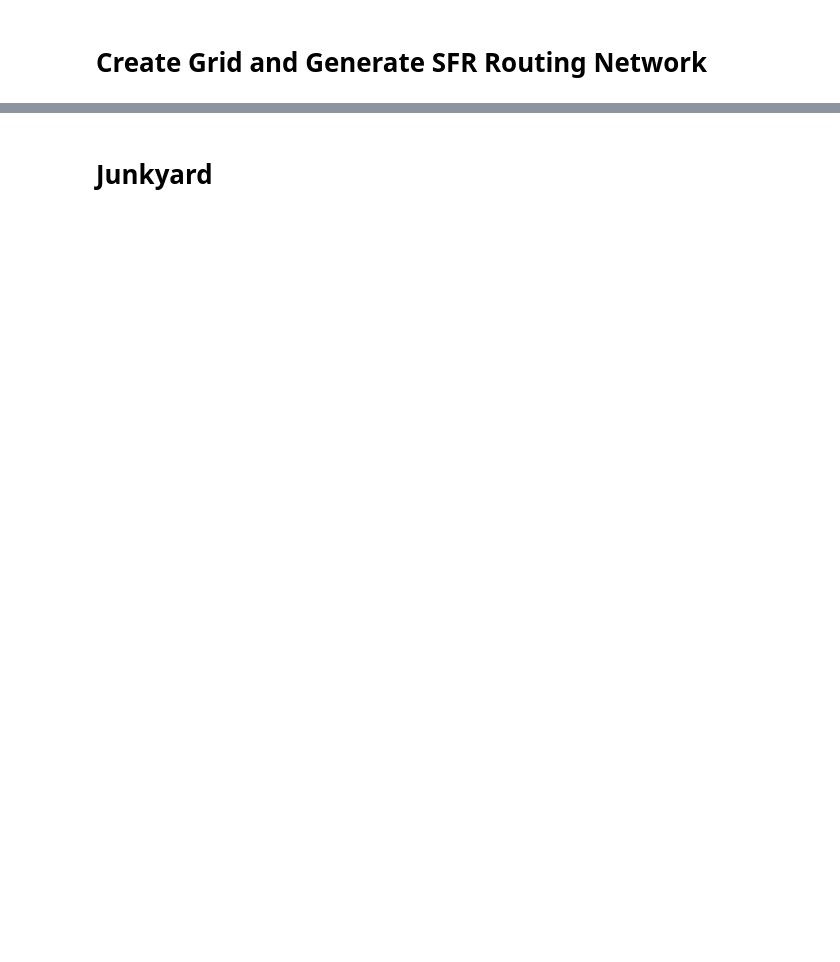
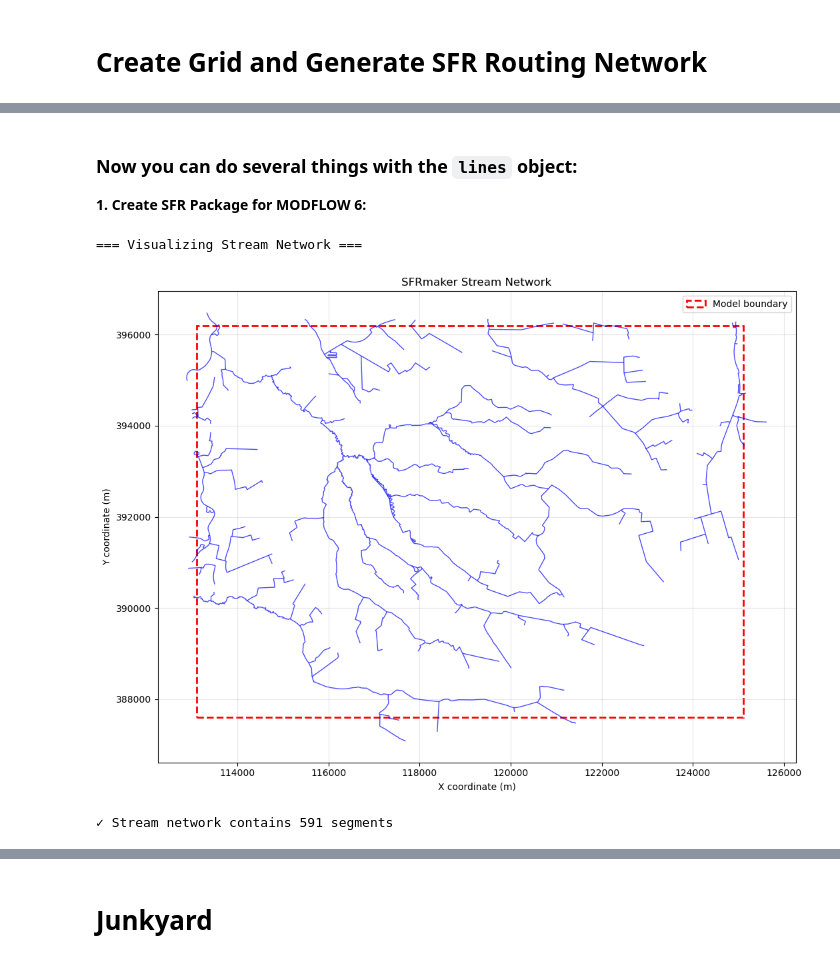
Before and after one commit to Ydrolog/WS_Mdl, a Jupyter notebook: code/Jupyter/PrP/SFRmaker/SFRmaker_NBr33.ipynb, the cells around one changed output, grey strips where cells are left out. Drawn from its saved outputs; the diff is of its cells as text; code cells hidden in the pictures; blank space fills up the shorter version.

Commit message:
SFRmaker #3: loaded .gpkg to Lines
Now we need to connect it to the Sim. Also improved custom character dictionary.

```diff
--- a/code/Jupyter/PrP/SFRmaker/SFRmaker_NBr33.ipynb
+++ b/code/Jupyter/PrP/SFRmaker/SFRmaker_NBr33.ipynb
@@ -412,0 +322,2 @@ ax.grid(True, alpha=0.3)
+# %%
+GDF.loc[GDF['CODE']=='OVK11551', ['DStr_code', 'DStr_ID']] = ['OVK03013', GDF.loc[GDF['CODE']=='OVK03013', 'OBJECTID'].values[0]]
@@ -419,11 +602,14 @@ GDF.columns
 # %%
-lines = sfr.Lines.from_dataframe(
-    GDF,
-    id_column='CODE',
-    routing_column='toid',                      # <- add this (see quick builder below)
-    width1_column='W', width2_column='W',
+lines = sfr.Lines.from_dataframe(df=GDF,
+    id_column='OBJECTID',
+    routing_column='DStr_ID',
+    width1_column='WS_BODEMBREEDTE_L', width2_column='WS_BODEMBREEDTE_L',
     up_elevation_column='WS_BH_BOVENSTROOMS_L',
     dn_elevation_column='WS_BH_BENEDENSTROOMS_L',
-    name_column='LEGGER_KENMERK',
-    geometry_column=GDF.geometry.name,
+    name_column='CODE',
+    attr_length_units='m',
+    attr_height_units='m',
+    crs=GDF.crs
+    #    shapefile=Pa_GPkg_1ry_SHP_SFR,
+
 )
@@ -429,0 +649,4 @@ lines = sfr.Lines.from_dataframe(
+# %% [markdown]
+### Now you can do several things with the `lines` object:
+
+**1. Create SFR Package for MODFLOW 6:**
@@ -429,0 +681,29 @@ lines = sfr.Lines.from_dataframe(
+# %%
+# 3. Visualize the stream network
+print("=== Visualizing Stream Network ===")
+fig, ax = plt.subplots(figsize=(12, 8))
+
+# Plot the stream network
+lines.df.plot(ax=ax, color='blue', linewidth=1, alpha=0.7)
+
+# Add model boundary
+from matplotlib.patches import Rectangle
+model_rect = Rectangle((Xmin, Ymin), Xmax-Xmin, Ymax-Ymin,
+                      linewidth=2, edgecolor='red', facecolor='none',
+                      linestyle='--', label='Model boundary')
+ax.add_patch(model_rect)
+
+ax.set_title('SFRmaker Stream Network')
+ax.set_xlabel('X coordinate (m)')
+ax.set_ylabel('Y coordinate (m)')
+ax.legend()
+ax.grid(True, alpha=0.3)
+
+plt.tight_layout()
+plt.show()
+
+print(f"✓ Stream network contains {len(lines.df)} segments")
+# %% [output]
+=== Visualizing Stream Network ===
+[figure, added]
+✓ Stream network contains 591 segments
```
Also changed, not shown: parts of 178 cells of this notebook, 5 other files.
